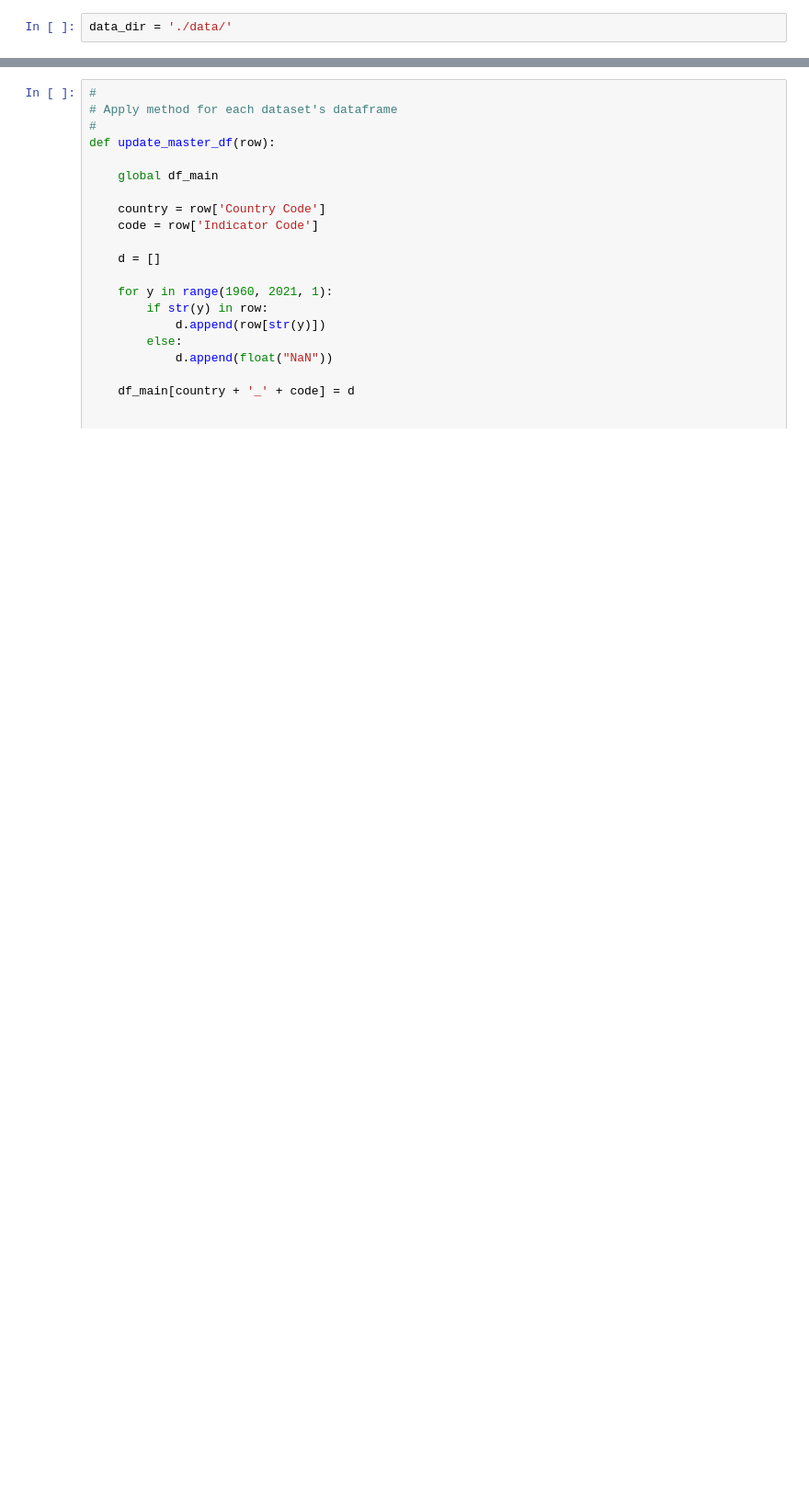
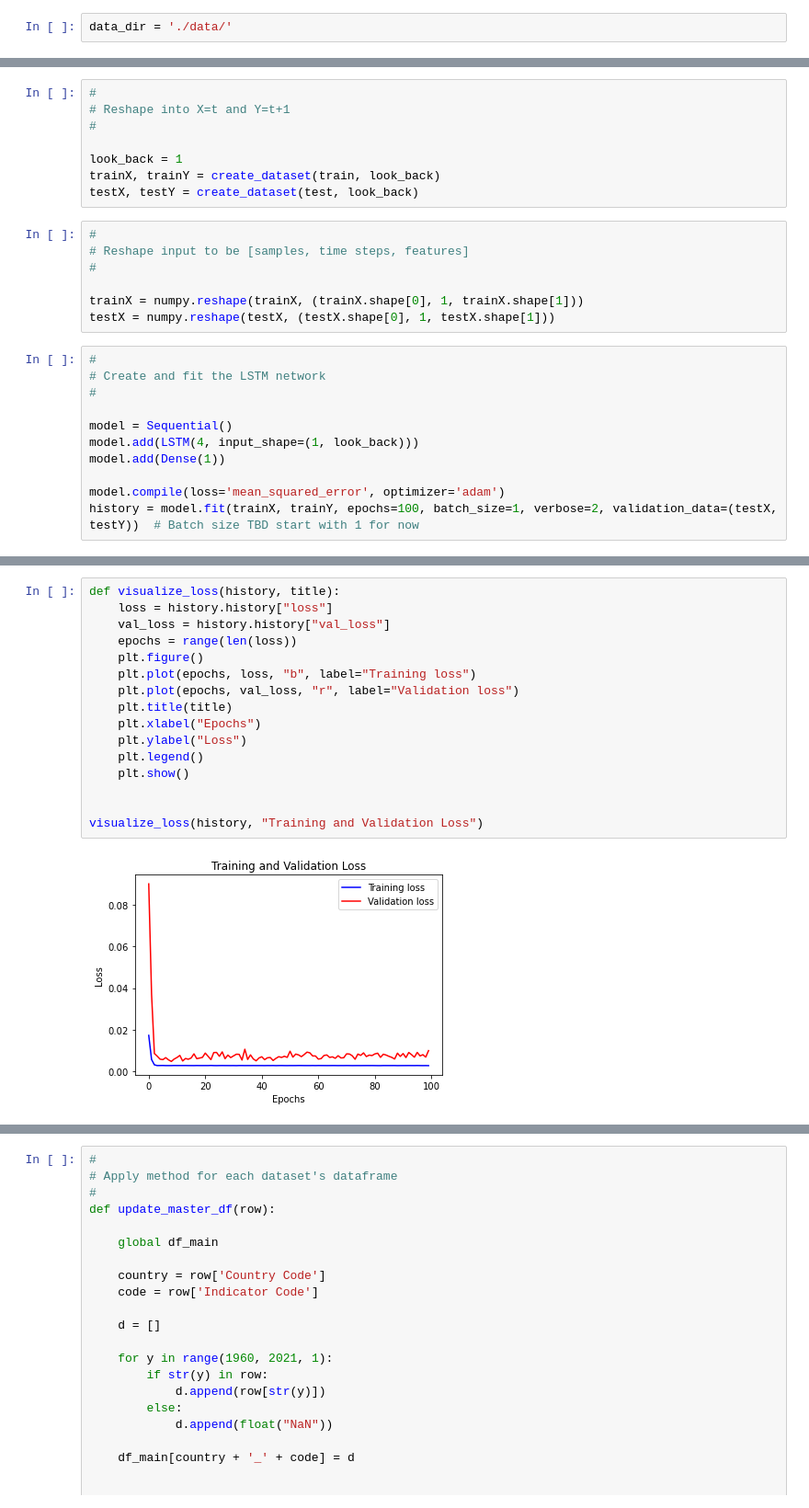
Before and after one commit to raymondj-pace/CS673-conf, a Jupyter notebook: CS673-Conf.ipynb, the cells around one changed output, grey strips where cells are left out. Shown at 92% size. Cells and saved outputs as stored; diff of their text form; blank space fills up the shorter version.

```diff
--- a/CS673-Conf.ipynb
+++ b/CS673-Conf.ipynb
@@ -47,0 +121,26 @@ print(df.head())
+# %%
+#
+# Reshape into X=t and Y=t+1
+#
+
+look_back = 1
+trainX, trainY = create_dataset(train, look_back)
+testX, testY = create_dataset(test, look_back)
+# %%
+#
+# Reshape input to be [samples, time steps, features]
+#
+
+trainX = numpy.reshape(trainX, (trainX.shape[0], 1, trainX.shape[1]))
+testX = numpy.reshape(testX, (testX.shape[0], 1, testX.shape[1]))
+# %%
+#
+# Create and fit the LSTM network
+#
+
+model = Sequential()
+model.add(LSTM(4, input_shape=(1, look_back)))
+model.add(Dense(1))
+
+model.compile(loss='mean_squared_error', optimizer='adam')
+history = model.fit(trainX, trainY, epochs=100, batch_size=1, verbose=2, validation_data=(testX, testY))  # Batch size TBD start with 1 for now
@@ -47,0 +165,18 @@ print(df.head())
+# %%
+def visualize_loss(history, title):
+    loss = history.history["loss"]
+    val_loss = history.history["val_loss"]
+    epochs = range(len(loss))
+    plt.figure()
+    plt.plot(epochs, loss, "b", label="Training loss")
+    plt.plot(epochs, val_loss, "r", label="Validation loss")
+    plt.title(title)
+    plt.xlabel("Epochs")
+    plt.ylabel("Loss")
+    plt.legend()
+    plt.show()
+
+
+visualize_loss(history, "Training and Validation Loss")
+# %% [output]
+[figure, added]
```
Also changed, not shown: parts of 15 cells of this notebook.
